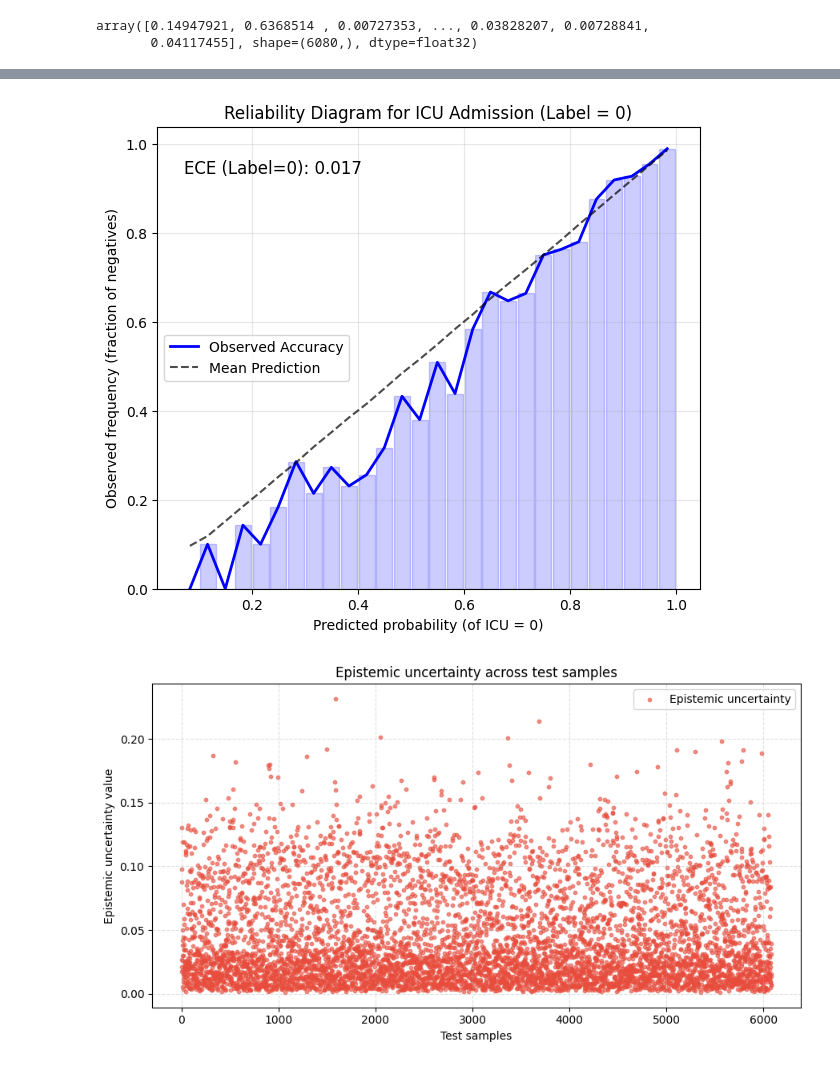
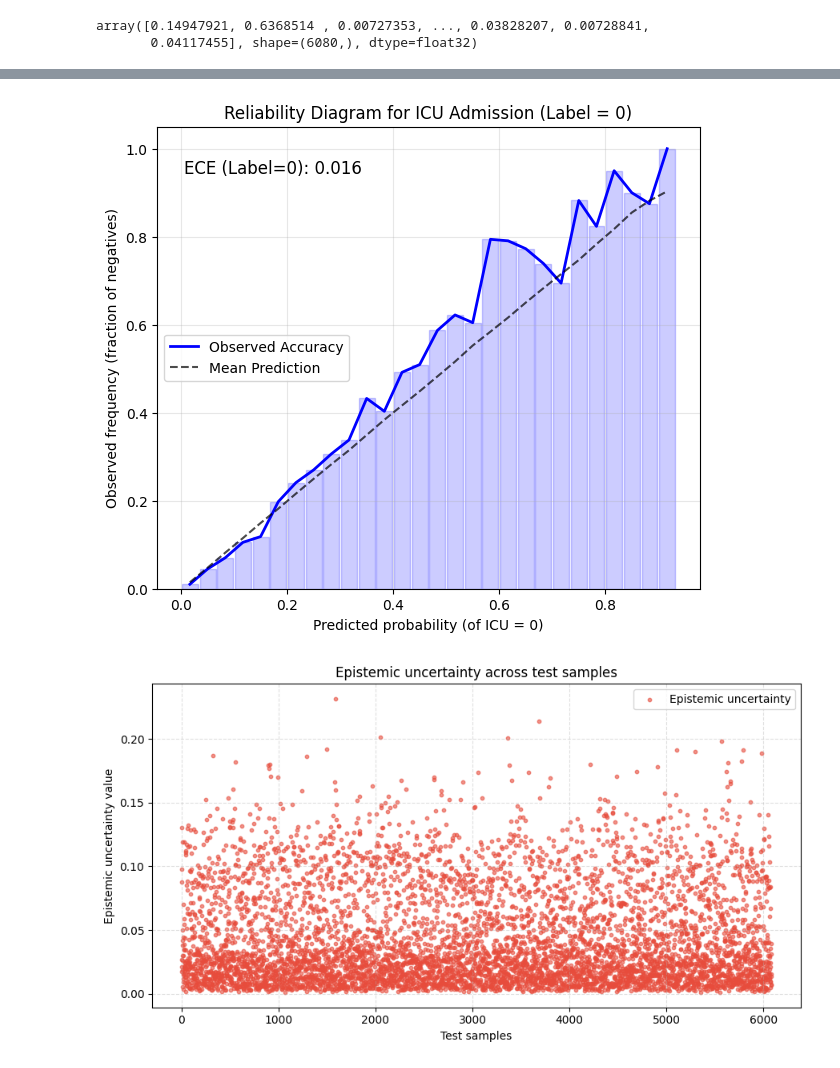
Before and after one commit to cookiehyun/Q-Model, a Jupyter notebook: Medical_DA_in_DL.ipynb, the cells around one changed output, grey strips where cells are left out. Saved outputs shown, nothing was run; the diff lists cells and outputs as text; code cells hidden in the pictures.

```diff
--- a/Medical_DA_in_DL.ipynb
+++ b/Medical_DA_in_DL.ipynb
@@ -1599,3 +1555,0 @@ Accuracies (all samples): [ 0.  0.  0.  0. nan nan  1.  1.  1.  1.]
-# %%
-all_mean_preds=all_mean_preds[:, 1]
-y_true_icu = y_true[:, 1]
@@ -1896,0 +1606,17 @@ ECE after  : 0.013
+# %%
+y_prob = np.array(all_mean_preds[:, 1])
+y_true = np.array(y_true[:,1])
+
+min_len = len(y_prob)
+y_prob = y_prob[:min_len]
+y_true = y_true[:min_len]
+
+mask = ~np.isnan(y_prob) & ~np.isnan(y_true)
+y_prob = y_prob[mask]
+y_true = y_true[mask]
+
+ece_1, ece_0, bins, acc_1, acc_0, conf, gap = expected_calibration_error_both_classes(
+    y_true, y_prob, n_bins=30
+)
+
+centers = (bins[:-1] + bins[1:]) / 2
@@ -1907,8 +1765,8 @@ y_prob_icu_1 = all_mean_preds[:,1]
 y_true_icu_1 = y_true[:, 1][:min_len]
 
 # 2. Invert both arrays so we focus on the negative class (Label = 0)
-y_true_icu_0 = 1 - y_true_icu_1
-y_prob_icu_0 = 1 - y_prob_icu_1
+y_true_icu_0 = y_true_icu_1
+y_prob_icu_0 = y_prob_icu_1
 
 # 3. Safely filter out NaNs
 mask = (~np.isnan(y_true_icu_0)) & (~np.isnan(y_prob_icu_0))
@@ -1931,34 +1789,34 @@ bin_width = 1.0 / n_bins
 # ============================
 # Plot (Label = 0)
 # ============================
 plt.figure(figsize=(7, 6))
 
 # Perfectly Calibrated reference line
 #plt.plot(,, '--', color='gray', linewidth=1, label="Perfectly Calibrated")
 
 # Accuracy vs Confidence lines (Using Blue for negatives)
 plt.plot(centers_0, acc_0, color='blue', linewidth=2, label="Observed Accuracy")
 plt.plot(centers_0, conf_0, color='black', linestyle='--', alpha=0.7, label="Mean Prediction")
 
 # Cleanly spaced bars showing the accuracy per bin
 plt.bar(centers_0, acc_0, width=bin_width * 0.9, alpha=0.2, color='blue', edgecolor='blue')
 
 plt.text(
     0.05, 0.90,
     f"ECE (Label=0): {ece_0:.3f}",
     transform=plt.gca().transAxes,
     fontsize=12
 )
 
 plt.xlabel("Predicted probability (of ICU = 0)")
 plt.ylabel("Observed frequency (fraction of negatives)")
 plt.title("Reliability Diagram for ICU Admission (Label = 0)")
 plt.legend()
 plt.grid(alpha=0.3)
 
 plt.show()
 # %% [output]
-[figure, old version]
+[figure, new version]
 # %%
 x = np.arange(1, 6081)
 
```
Also changed, not shown: parts of 14 cells of this notebook, 1 other file.
